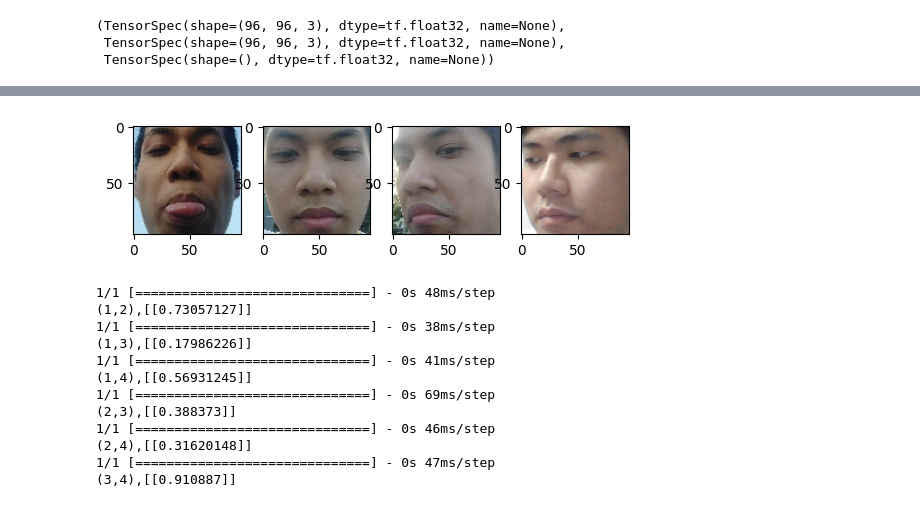
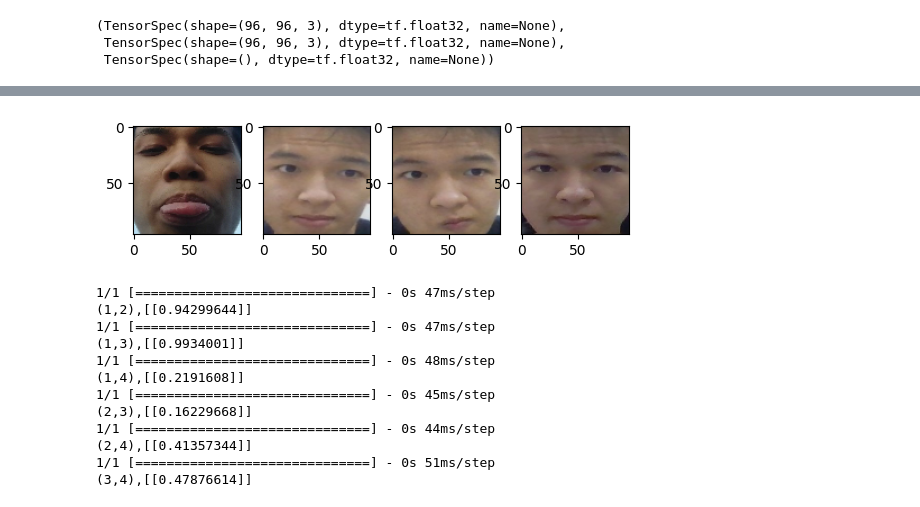
Before and after one commit to tronghieu220403/2D-Face-Recognition, a Jupyter notebook: train_siamese.ipynb, the cells around one changed output, grey strips where cells are left out. Saved outputs shown, nothing was run; the diff lists cells and outputs as text; code cells hidden in the pictures.

```diff
--- a/train_siamese.ipynb
+++ b/train_siamese.ipynb
@@ -27,9 +34,9 @@ def create_ds(i):
     return train_ds, val_ds
 # %%
-# train_ds, val_ds = create_ds()
-train_ds, val_ds = create_ds(1)
+train_ds, val_ds = create_ds_1(1)
 for i in range(2,10):
-  train_ds_1, val_ds_1 = create_ds(i)
+  train_ds = train_ds.shuffle(buffer_size=1024)
+  train_ds_1, val_ds_1 = create_ds_1(i)
   train_ds = train_ds.concatenate(train_ds_1)
   val_ds = val_ds.concatenate(val_ds_1)
 # %%
@@ -52,7 +59,8 @@ def process(ds):
 train_ds = process(train_ds)
 val_ds = process(val_ds)
 # %%
-train_ds = train_ds.shuffle(buffer_size=1024)
+for i in range(10):
+  train_ds = train_ds.shuffle(buffer_size=1024)
 train_ds.element_spec
 # %% [output]
 (TensorSpec(shape=(96, 96, 3), dtype=tf.float32, name=None),
@@ -142,16 +143,13 @@ model.compile(optimizer=tf.keras.optimizers.Adam(learning_rate=0.0001),
 # %%
 import gc
-epochs = 5
+epochs = 3
+gc.collect()
 # train(train_ds, epochs)
 checkpoint = tf.train.Checkpoint(model)
-
-for i in range(2):
-  save_path = checkpoint.save('./tmp/training_checkpoints_lfw')
-  gc.collect()
-  print(save_path)
-  history = model.fit(
-    train_ds,
-    validation_data=val_ds,
-    epochs=epochs,
-    batch_size=128
-  )
+# print(save_path)
+history = model.fit(
+  train_ds,
+  validation_data=val_ds,
+  epochs=epochs,
+  batch_size=128
+)
@@ -169,46 +196,46 @@ model.evaluate(test_ds)
 # %%
 img_a = preprocess_image('mat_hieu3.jpg',(IMG_SIZE, IMG_SIZE))
-img_b = preprocess_image('mat_hieu1.jpg',(IMG_SIZE, IMG_SIZE))
-img_c = preprocess_image('mat_hieu2.jpg',(IMG_SIZE, IMG_SIZE))
-img_d = preprocess_image('trung3.jpg',(IMG_SIZE, IMG_SIZE))
+img_b = preprocess_image('quyen1.jpg',(IMG_SIZE, IMG_SIZE))
+img_c = preprocess_image('quyen2.jpg',(IMG_SIZE, IMG_SIZE))
+img_d = preprocess_image('quyen3.jpg',(IMG_SIZE, IMG_SIZE))
 
 imgs = [np.expand_dims(preprocess_image(f'trung{i}.jpg',(IMG_SIZE, IMG_SIZE)), axis=0) for i in range(1,16)]
 
 i_a = np.expand_dims(img_a, axis=0)
 i_b = np.expand_dims(img_b, axis=0)
 i_c = np.expand_dims(img_c, axis=0)
 i_d = np.expand_dims(img_d, axis=0)
 
 plt.subplot(1,4,1)
 plt.imshow(img_a)
 plt.subplot(1,4,2)
 plt.imshow(img_b)
 plt.subplot(1,4,3)
 plt.imshow(img_c)
 plt.subplot(1,4,4)
 plt.imshow(img_d)
 plt.show()
 
 
 print(f'(1,2),{model.predict([i_a, i_b])}')
 print(f'(1,3),{model.predict([i_a, i_c])}')
 print(f'(1,4),{model.predict([i_a, i_d])}')
 print(f'(2,3),{model.predict([i_b, i_c])}')
 print(f'(2,4),{model.predict([i_b, i_d])}')
 print(f'(3,4),{model.predict([i_c, i_d])}')
 # %% [output]
-[figure, old version]
+[figure, new version]
+1/1 [==============================] - 0s 47ms/step
+(1,2),[[0.94299644]]
+1/1 [==============================] - 0s 47ms/step
+(1,3),[[0.9934001]]
 1/1 [==============================] - 0s 48ms/step
-(1,2),[[0.73057127]]
-1/1 [==============================] - 0s 38ms/step
-(1,3),[[0.17986226]]
-1/1 [==============================] - 0s 41ms/step
-(1,4),[[0.56931245]]
-1/1 [==============================] - 0s 69ms/step
-(2,3),[[0.388373]]
-1/1 [==============================] - 0s 46ms/step
-(2,4),[[0.31620148]]
-1/1 [==============================] - 0s 47ms/step
-(3,4),[[0.910887]]
+(1,4),[[0.2191608]]
+1/1 [==============================] - 0s 45ms/step
+(2,3),[[0.16229668]]
+1/1 [==============================] - 0s 44ms/step
+(2,4),[[0.41357344]]
+1/1 [==============================] - 0s 51ms/step
+(3,4),[[0.47876614]]
 # %%
 print(tf.__version__)
```
Also changed, not shown: parts of 12 cells of this notebook.
